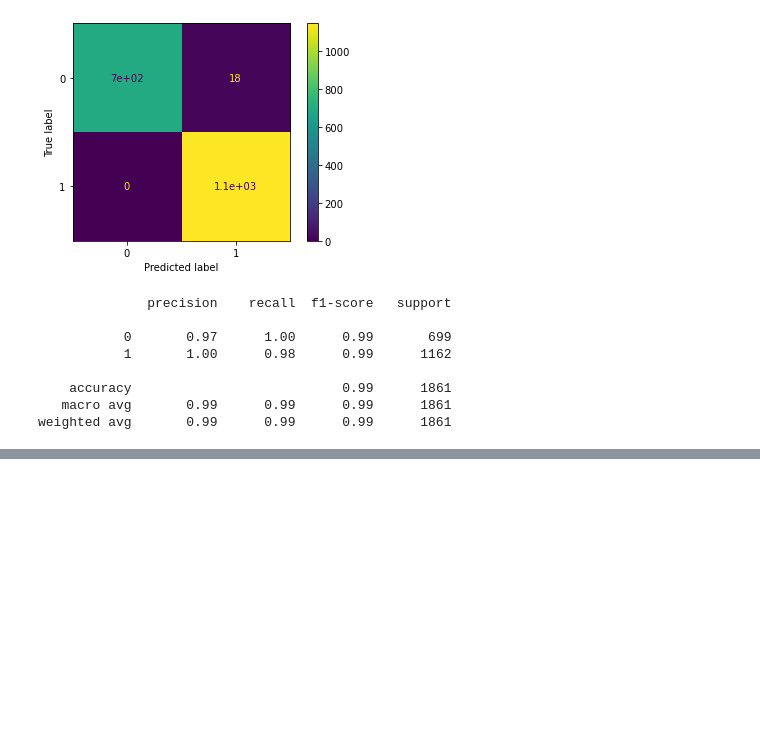
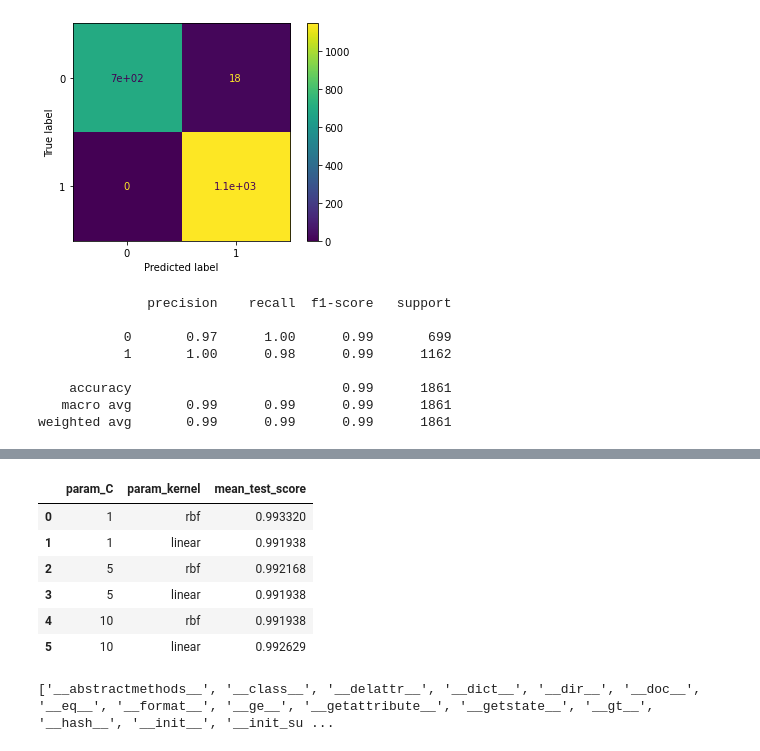
Before and after one commit to lewisaaronpaul/machine-learning-challenge, a Jupyter notebook: SVC_classification.ipynb, the cells around one changed output, grey strips where cells are left out. Saved outputs shown, nothing was run; the diff lists cells and outputs as text; code cells hidden in the pictures; blank space fills up the shorter version.

```diff
--- a/SVC_classification.ipynb
+++ b/SVC_classification.ipynb
@@ -297,3 +280,17 @@ GridSearchCV(cv=5, error_score=nan,
+# %%
+df[["param_C", "param_kernel", "mean_test_score"]]
+# %% [output]
+|  | param_C | param_kernel | mean_test_score |
+| 0 | 1 | rbf | 0.993320 |
+| 1 | 1 | linear | 0.991938 |
+| 2 | 5 | rbf | 0.992168 |
+| 3 | 5 | linear | 0.991938 |
+| 4 | 10 | rbf | 0.991938 |
+| 5 | 10 | linear | 0.992629 |
+# %%
+print(dir(the_classifier))
+# %% [output]
+['__abstractmethods__', '__class__', '__delattr__', '__dict__', '__dir__', '__doc__', '__eq__', '__format__', '__ge__', '__getattribute__', '__getstate__', '__gt__', '__hash__', '__init__', '__init_su ...
 # %%
 the_classifier.best_params_
 # %% [output]
```
Also changed, not shown: parts of 12 cells of this notebook, 1 other file.
